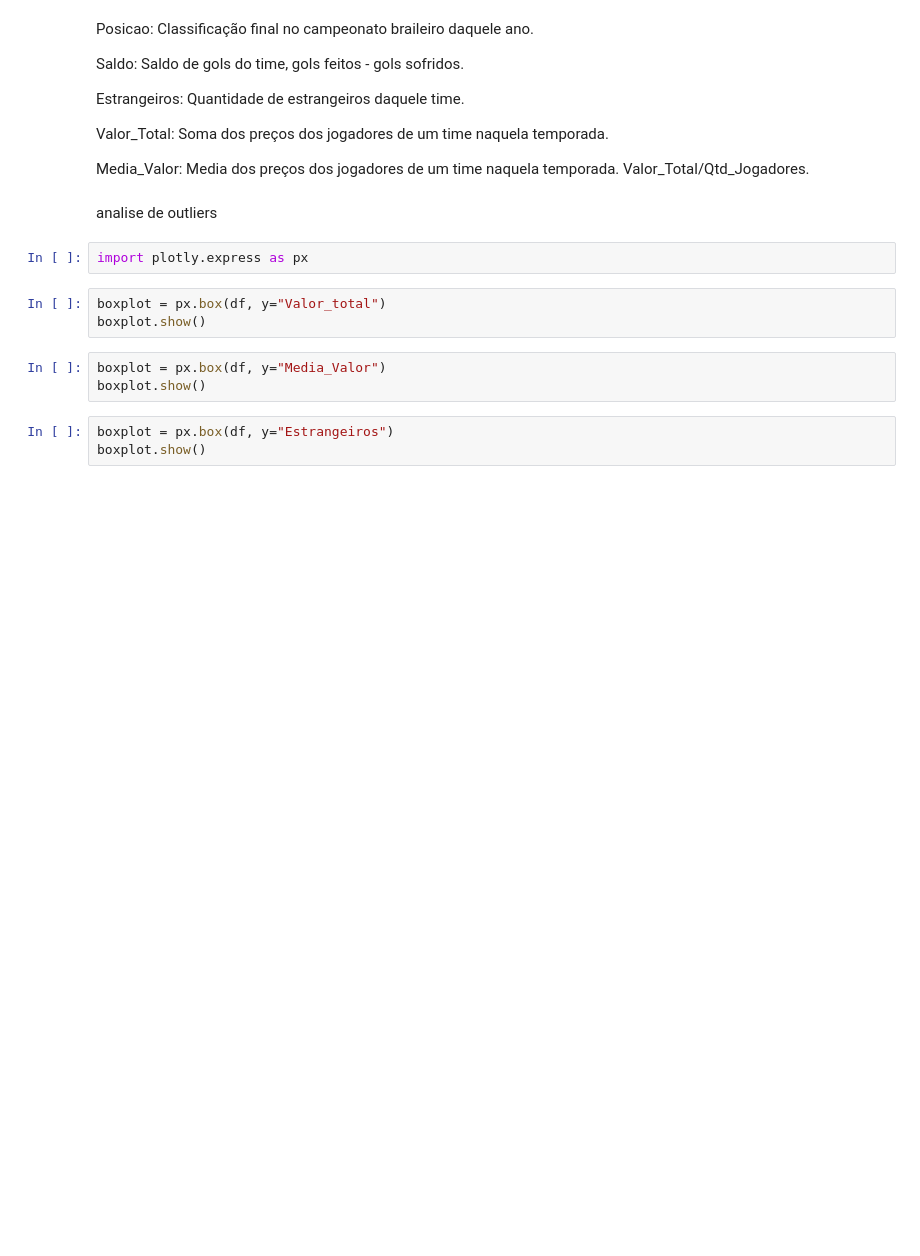
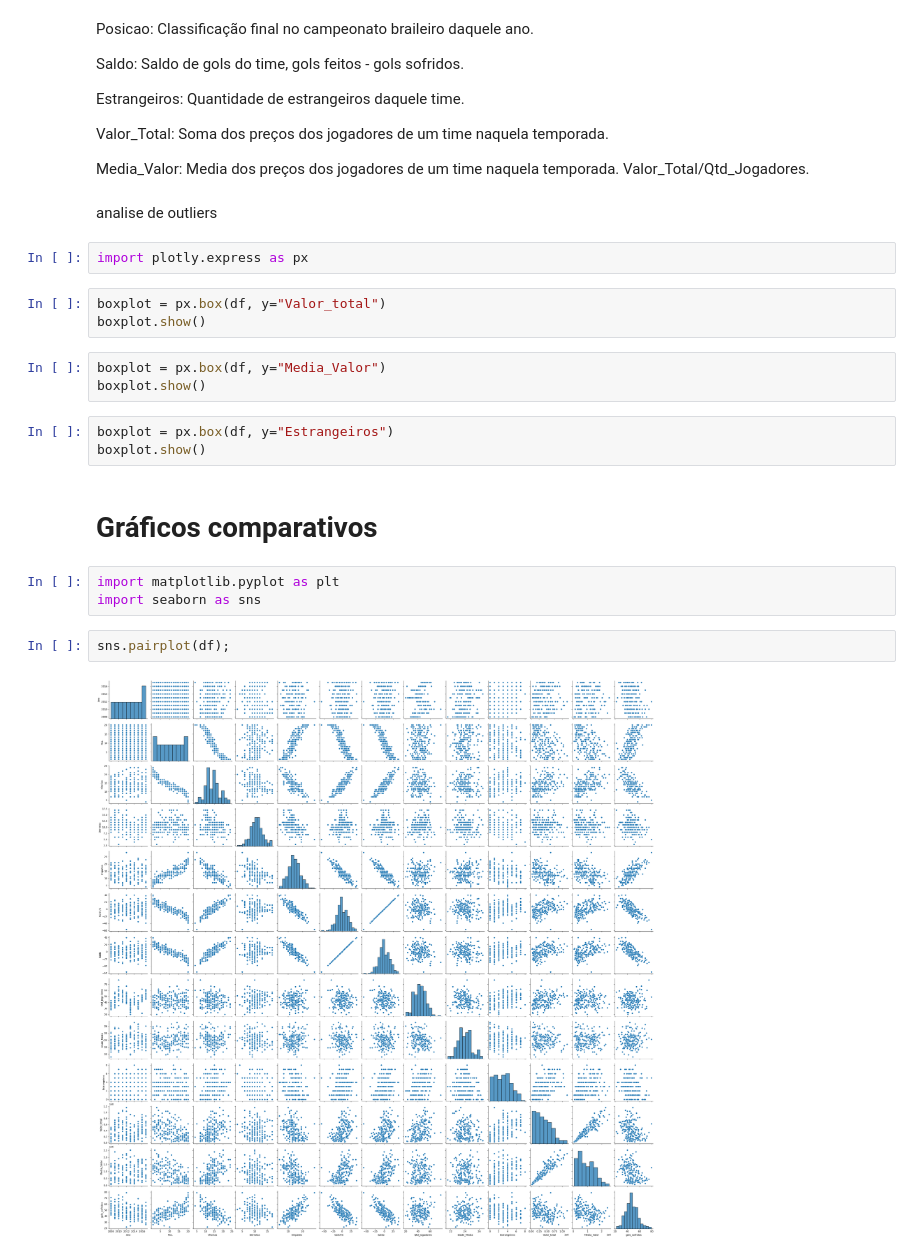
Before and after one commit to dev-gustavogs/manipula-o-de-dados-teste-, a Jupyter notebook: main.ipynb, the cells around one changed output. Saved outputs shown, nothing was run; the diff lists cells and outputs as text; blank space fills up the shorter version.

```diff
--- a/main.ipynb
+++ b/main.ipynb
@@ -219,3 +219,12 @@ boxplot.show()
 # %%
 boxplot = px.box(df, y="Estrangeiros")
 boxplot.show()
+# %% [markdown]
+# **Gráficos comparativos**
+# %%
+import matplotlib.pyplot as plt
+import seaborn as sns
+# %%
+sns.pairplot(df);
+# %% [output]
+[figure, added]
```
